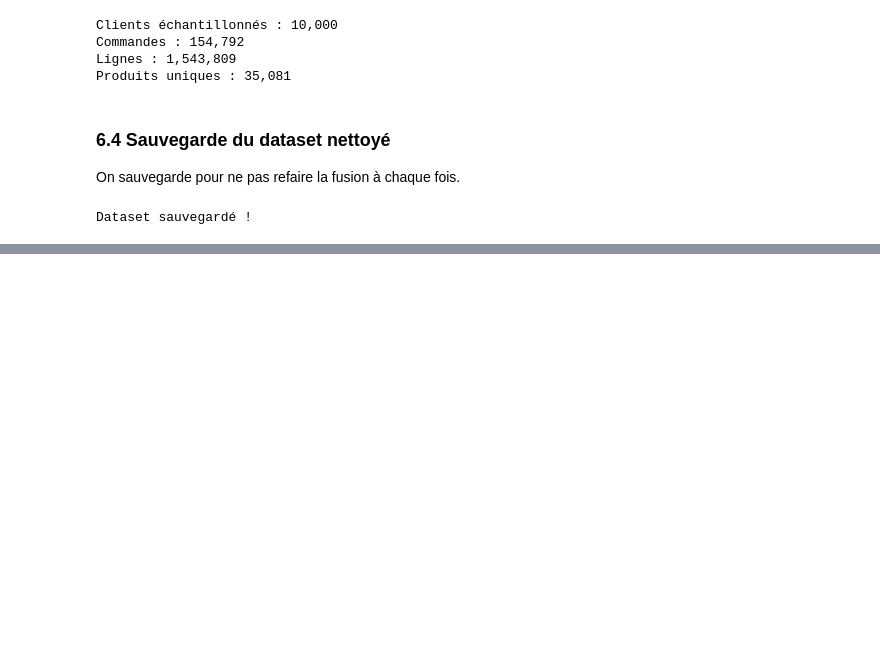
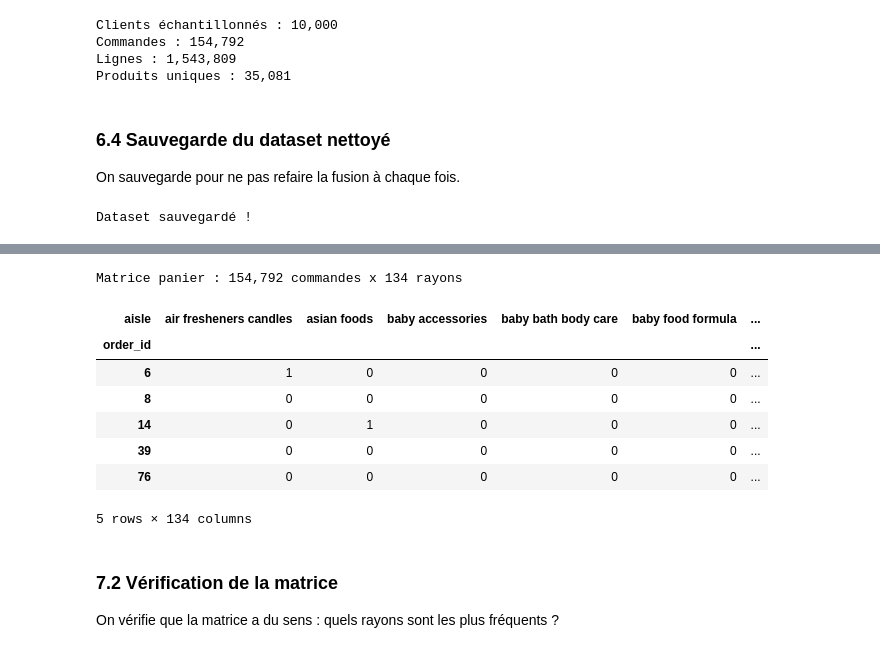
Before and after one commit to AlexisSTH/Projet-Market-Basket, a Jupyter notebook: notebook/01_eda.ipynb, the cells around one changed output, grey strips where cells are left out. Cells and saved outputs as stored; diff of their text form; code cells hidden in the pictures; blank space fills up the shorter version.

```diff
--- a/notebook/01_eda.ipynb
+++ b/notebook/01_eda.ipynb
@@ -274,0 +282,27 @@ Dataset sauvegardé !
+# %%
+# Matrice panier au niveau rayon
+basket = (
+    df_sample
+    .groupby(['order_id', 'aisle'])['product_id']
+    .count()
+    .unstack(fill_value=0)
+)
+
+# Conversion en binaire : 1 si au moins un produit du rayon est dans le panier
+basket = (basket > 0).astype(int)
+
+print(f"Matrice panier : {basket.shape[0]:,} commandes x {basket.shape[1]} rayons")
+basket.head()
+# %% [output]
+Matrice panier : 154,792 commandes x 134 rayons
+| aisle | air fresheners candles | asian foods | baby accessories | baby bath body care | baby food formula | ... |
+| order_id |  |  |  |  |  | ... |
+| 6 | 1 | 0 | 0 | 0 | 0 | ... |
+| 8 | 0 | 0 | 0 | 0 | 0 | ... |
+| 14 | 0 | 1 | 0 | 0 | 0 | ... |
+| 39 | 0 | 0 | 0 | 0 | 0 | ... |
+| 76 | 0 | 0 | 0 | 0 | 0 | ... |
+5 rows × 134 columns
+# %% [markdown]
+### 7.2 Vérification de la matrice
+On vérifie que la matrice a du sens : quels rayons sont les plus fréquents ?
```
Also changed, not shown: parts of 6 cells of this notebook, 1 other file.
